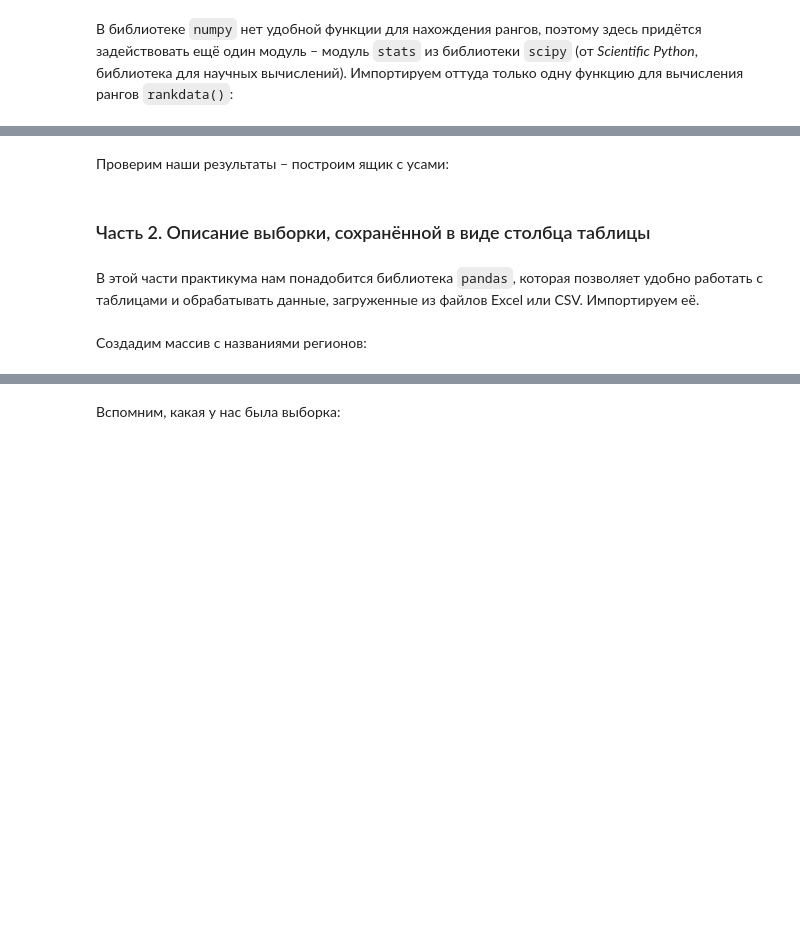
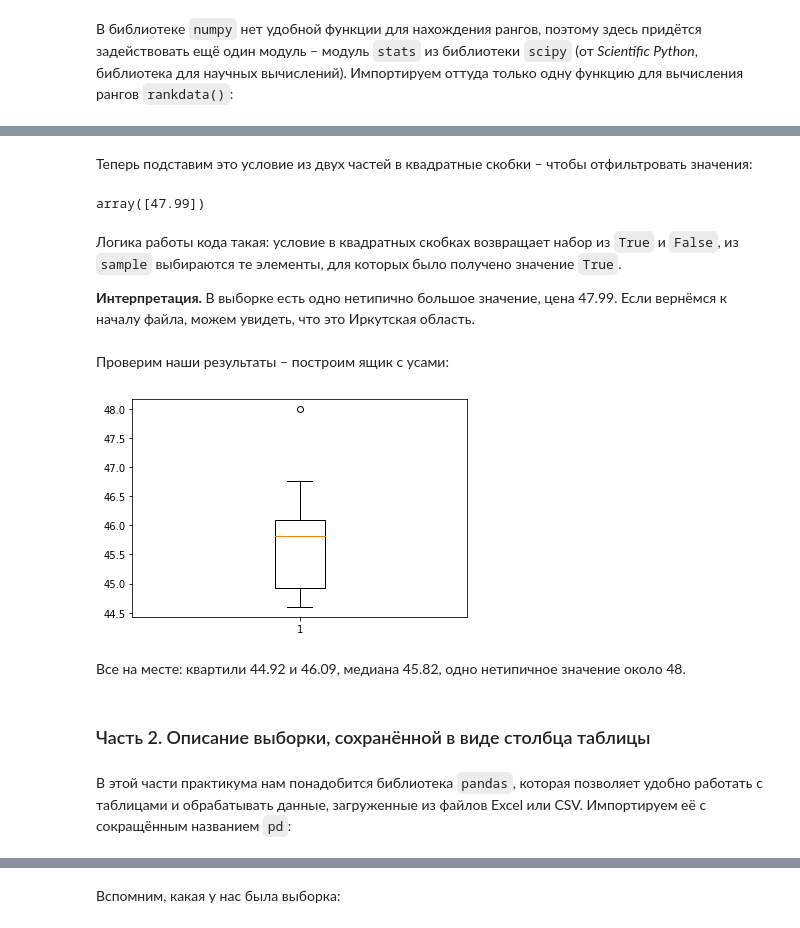
Before and after one commit to allatambov/IntroProbStat2024, a Jupyter notebook: stats-practice01-01.ipynb, the cells around one changed output, grey strips where cells are left out. Drawn from its saved outputs; the diff is of its cells as text; code cells hidden in the pictures; blank space fills up the shorter version.

```diff
--- a/stats-practice01-01.ipynb
+++ b/stats-practice01-01.ipynb
@@ -88,2 +224,12 @@ plt.yticks(ticks = range(0, 5));
+# %% [markdown]
+Теперь подставим это условие из двух частей в квадратные скобки – чтобы отфильтровать значения:
+# %%
+sample[(sample < lower) | (sample > upper)]
+# %% [output]
+array([47.99])
+# %% [markdown]
+Логика работы кода такая: условие в квадратных скобках возвращает набор из `True` и `False`, из `sample` выбираются те элементы, для которых было получено значение `True`.
+
+**Интерпретация.** В выборке есть одно нетипично большое значение, цена 47.99. Если вернёмся к началу файла, можем увидеть, что это Иркутская область.
 # %% [markdown]
 Проверим наши результаты – построим ящик с усами:
@@ -92,8 +236,14 @@ plt.yticks(ticks = range(0, 5));
+# %%
+# функция boxplot из plt
+
+plt.boxplot(sample);
+# %% [output]
+[figure, added]
+# %% [markdown]
+Все на месте: квартили 44.92 и 46.09, медиана 45.82, одно нетипичное значение около 48.
 # %% [markdown]
 ### Часть 2. Описание выборки, сохранённой в виде столбца таблицы
 # %% [markdown]
-В этой части практикума нам понадобится библиотека `pandas`, которая позволяет удобно работать с таблицами и обрабатывать данные, загруженные из файлов Excel или CSV. Импортируем её.
+В этой части практикума нам понадобится библиотека `pandas`, которая позволяет удобно работать с таблицами и обрабатывать данные, загруженные из файлов Excel или CSV. Импортируем её с сокращённым названием `pd`:
 # %%
 import pandas as pd
-# %% [markdown]
-Создадим массив с названиями регионов:
```
Also changed, not shown: parts of 64 cells of this notebook.
